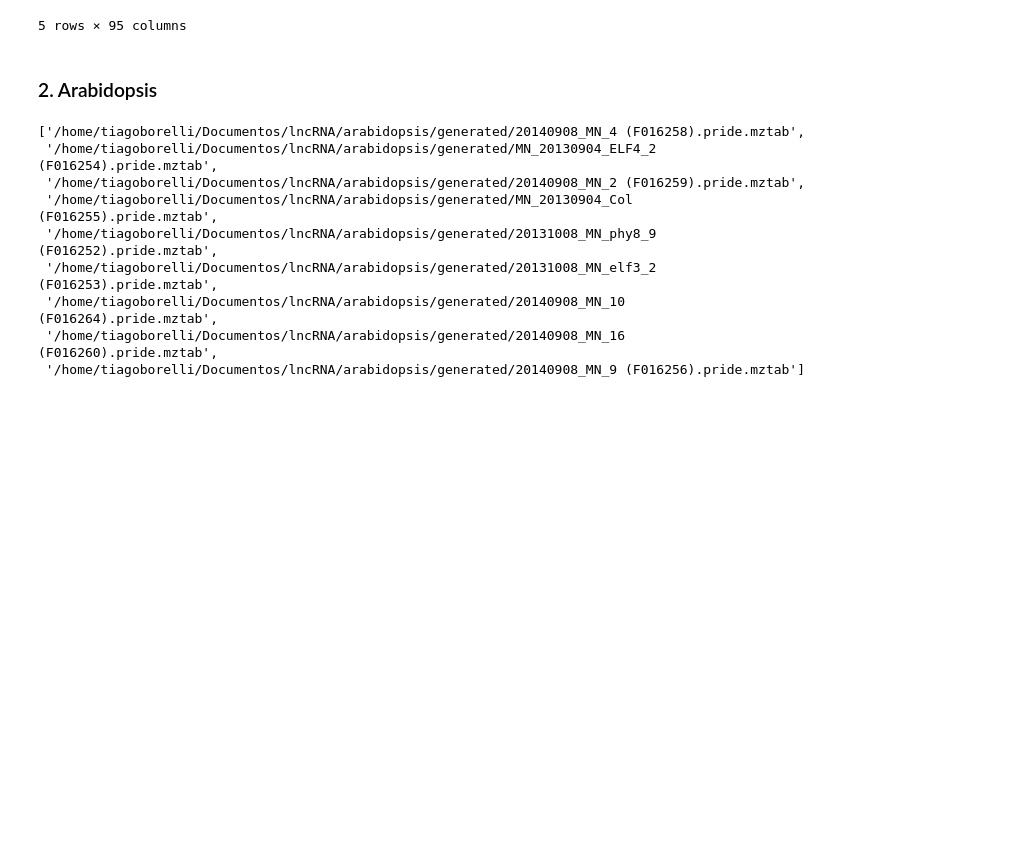
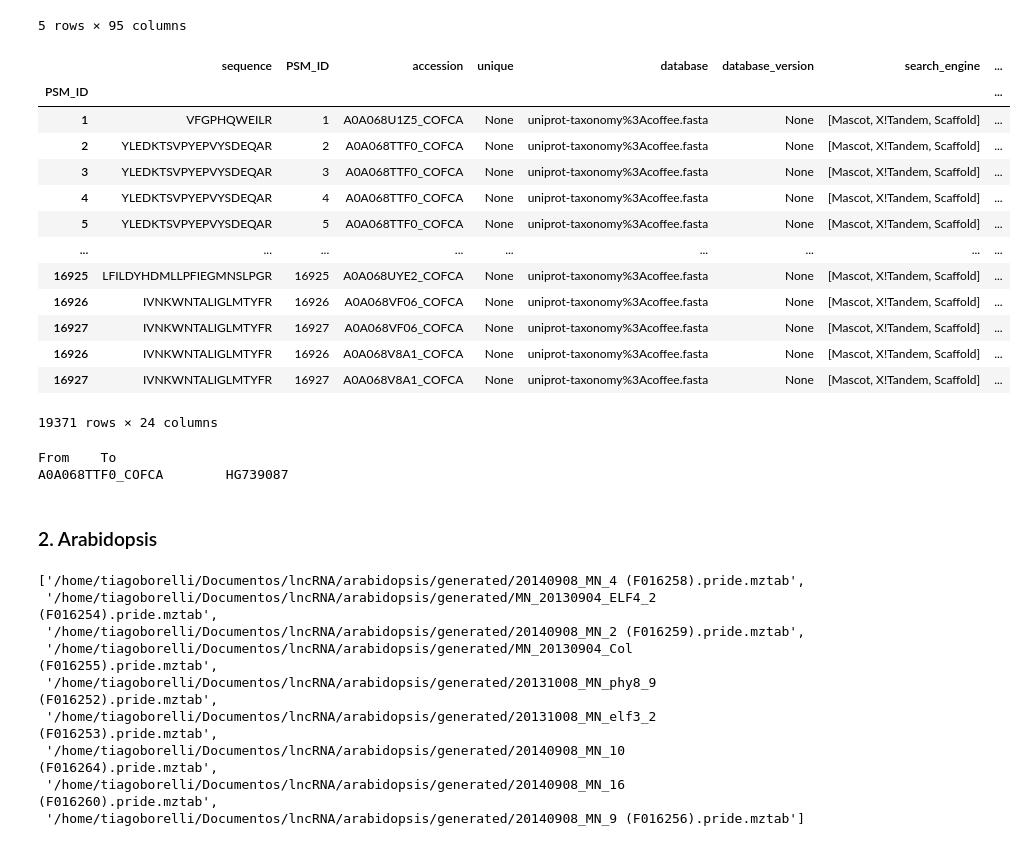
Before and after one commit to tiagocabralborelli/lncRNA, a Jupyter notebook: studies/mztab_study.ipynb, the cells around one changed output. Cells and saved outputs as stored; diff of their text form; code cells hidden in the pictures; blank space fills up the shorter version.

```diff
--- a/studies/mztab_study.ipynb
+++ b/studies/mztab_study.ipynb
@@ -28,7 +28,7 @@ from pyteomics import mztab
 # %% [markdown]
 ### 1. Coffie
 # %%
-coffie = mztab.MzTab("/home/tiagoborelli/Documentos/lncRNA/coffie/generated/2experimentos.pride.mztab")
+coffie = mztab.MzTab("/home/tiago/documents/lncRNA/coffie/generated/2experimentos.pride.mztab")
 # %%
 coffie.keys()
 # %% [output]
@@ -59,3 +48,20 @@ coffie["PRT"].head()
 | A0A068URX2_COFCA | A0A068URX2_COFCA | ATP-dependent Clp protease proteo... | None | None | uniprot-taxonomy%3Acoffee.fasta | None | [Mascot, X!Tandem, Scaffold] | ... |
 | A0A068TYH5_COFCA | A0A068TYH5_COFCA | Coffea canephora DH200=94 genomic... | None | None | uniprot-taxonomy%3Acoffee.fasta | None | [Mascot, X!Tandem, Scaffold] | ... |
 5 rows × 95 columns
+# %%
+coffie["PSM"]
+# %% [output]
+|  | sequence | PSM_ID | accession | unique | database | database_version | search_engine | ... |
+| PSM_ID |  |  |  |  |  |  |  | ... |
+| 1 | VFGPHQWEILR | 1 | A0A068U1Z5_COFCA | None | uniprot-taxonomy%3Acoffee.fasta | None | [Mascot, X!Tandem, Scaffold] | ... |
+| 2 | YLEDKTSVPYEPVYSDEQAR | 2 | A0A068TTF0_COFCA | None | uniprot-taxonomy%3Acoffee.fasta | None | [Mascot, X!Tandem, Scaffold] | ... |
+| 3 | YLEDKTSVPYEPVYSDEQAR | 3 | A0A068TTF0_COFCA | None | uniprot-taxonomy%3Acoffee.fasta | None | [Mascot, X!Tandem, Scaffold] | ... |
+| 4 | YLEDKTSVPYEPVYSDEQAR | 4 | A0A068TTF0_COFCA | None | uniprot-taxonomy%3Acoffee.fasta | None | [Mascot, X!Tandem, Scaffold] | ... |
+| 5 | YLEDKTSVPYEPVYSDEQAR | 5 | A0A068TTF0_COFCA | None | uniprot-taxonomy%3Acoffee.fasta | None | [Mascot, X!Tandem, Scaffold] | ... |
+| ... | ... | ... | ... | ... | ... | ... | ... | ... |
+| 16925 | LFILDYHDMLLPFIEGMNSLPGR | 16925 | A0A068UYE2_COFCA | None | uniprot-taxonomy%3Acoffee.fasta | None | [Mascot, X!Tandem, Scaffold] | ... |
+| 16926 | IVNKWNTALIGLMTYFR | 16926 | A0A068VF06_COFCA | None | uniprot-taxonomy%3Acoffee.fasta | None | [Mascot, X!Tandem, Scaffold] | ... |
+| 16927 | IVNKWNTALIGLMTYFR | 16927 | A0A068VF06_COFCA | None | uniprot-taxonomy%3Acoffee.fasta | None | [Mascot, X!Tandem, Scaffold] | ... |
+| 16926 | IVNKWNTALIGLMTYFR | 16926 | A0A068V8A1_COFCA | None | uniprot-taxonomy%3Acoffee.fasta | None | [Mascot, X!Tandem, Scaffold] | ... |
+| 16927 | IVNKWNTALIGLMTYFR | 16927 | A0A068V8A1_COFCA | None | uniprot-taxonomy%3Acoffee.fasta | None | [Mascot, X!Tandem, Scaffold] | ... |
+19371 rows × 24 columns
@@ -62,3 +72,21 @@ coffie["PRT"].head()
+# %%
+url = 'https://www.uniprot.org/uploadlists/'
+params = {
+'from': 'ACC+ID',
+'to': 'EMBL_ID',
+'format': 'tab',
+'query': 'A0A068TTF0_COFCA'
+}
+
+data = urllib.parse.urlencode(params)
+data = data.encode('utf-8')
+req = urllib.request.Request(url, data)
+with urllib.request.urlopen(req) as f:
+   response = f.read()
+print(response.decode('utf-8'))
+# %% [output]
+From    To
+A0A068TTF0_COFCA        HG739087
 # %% [markdown]
 ### 2. Arabidopsis
 # %%
```
Also changed, not shown: parts of 2 cells of this notebook, 1 other file.
